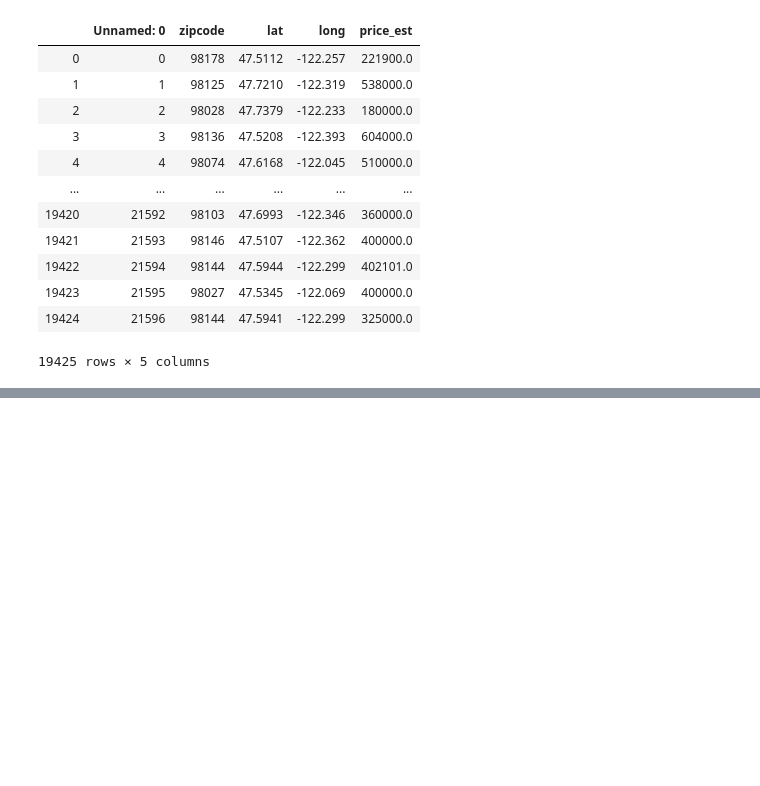
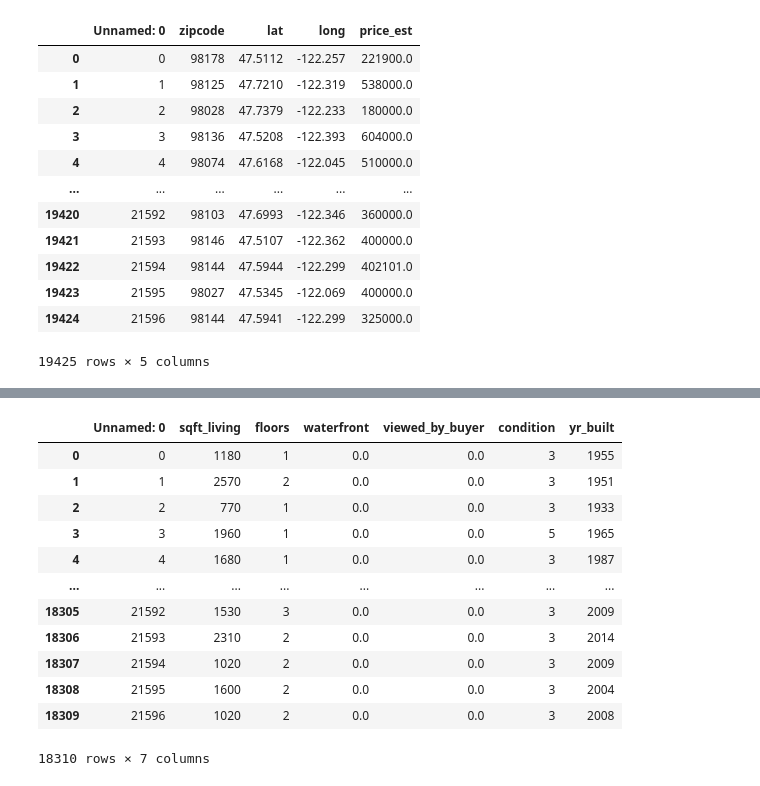
Before and after one commit to israeljls-j/dsc-mod-2-project-v2-1-onl01-dtsc-ft-070620, a Jupyter notebook: cons_zip.ipynb, the cells around one changed output, grey strips where cells are left out. Drawn from its saved outputs; the diff is of its cells as text; code cells hidden in the pictures; blank space fills up the shorter version.

```diff
--- a/cons_zip.ipynb
+++ b/cons_zip.ipynb
@@ -81,0 +80,17 @@ False
+# %%
+df = pd.read_csv('df_out.csv')
+df
+# %% [output]
+|  | Unnamed: 0 | sqft_living | floors | waterfront | viewed_by_buyer | condition | yr_built |
+| 0 | 0 | 1180 | 1 | 0.0 | 0.0 | 3 | 1955 |
+| 1 | 1 | 2570 | 2 | 0.0 | 0.0 | 3 | 1951 |
+| 2 | 2 | 770 | 1 | 0.0 | 0.0 | 3 | 1933 |
+| 3 | 3 | 1960 | 1 | 0.0 | 0.0 | 5 | 1965 |
+| 4 | 4 | 1680 | 1 | 0.0 | 0.0 | 3 | 1987 |
+| ... | ... | ... | ... | ... | ... | ... | ... |
+| 18305 | 21592 | 1530 | 3 | 0.0 | 0.0 | 3 | 2009 |
+| 18306 | 21593 | 2310 | 2 | 0.0 | 0.0 | 3 | 2014 |
+| 18307 | 21594 | 1020 | 2 | 0.0 | 0.0 | 3 | 2009 |
+| 18308 | 21595 | 1600 | 2 | 0.0 | 0.0 | 3 | 2004 |
+| 18309 | 21596 | 1020 | 2 | 0.0 | 0.0 | 3 | 2008 |
+18310 rows × 7 columns
```
Also changed, not shown: parts of 13 cells of this notebook, 5 other files.
